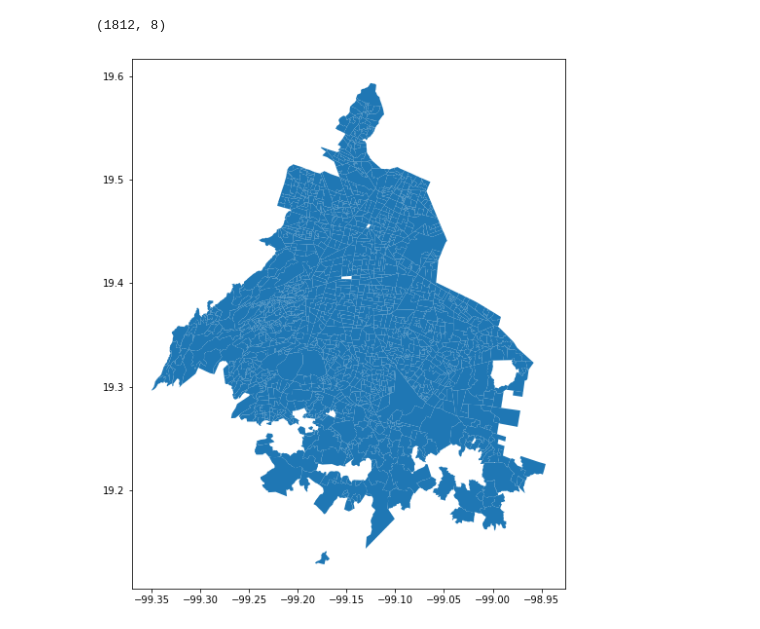
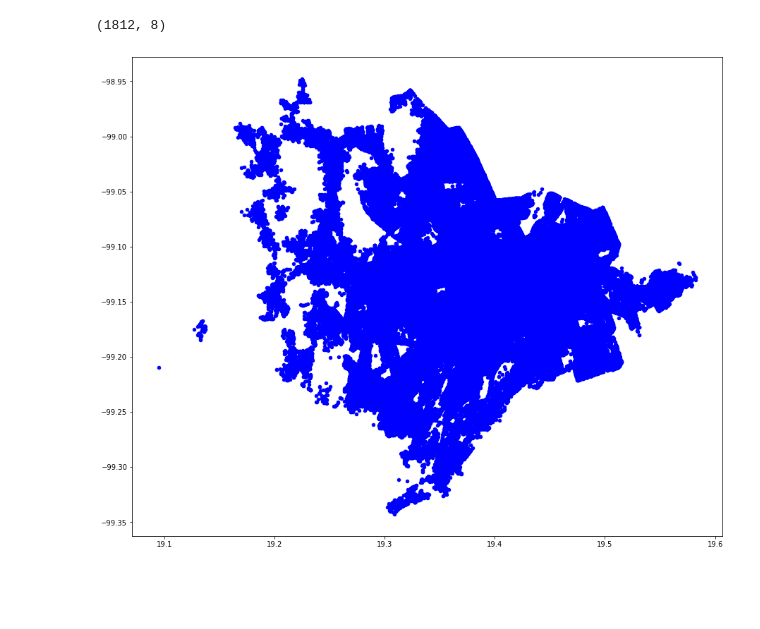
Before and after one commit to prope-2020-gh-classroom/practica-final-por-equipos-verano-2020-itam-patyua, a Jupyter notebook: Mapita.ipynb, the cells around one changed output. Drawn from its saved outputs; the diff is of its cells as text; code cells hidden in the pictures; blank space fills up the shorter version.

Commit message:
visualizacion

```diff
--- a/Mapita.ipynb
+++ b/Mapita.ipynb
@@ -4,0 +10,2 @@ import geopandas as gpd
+# %%
+coord = pd.read_csv('coord.csv')
@@ -4,0 +32,2 @@ import geopandas as gpd
+# %%
+points= gdf(coord, geometry=gpd.points_from_xy(coord.x, coord.y))
@@ -68,9 +106,10 @@ Length: 1812, dtype: object
 colonias.shape
 # %% [output]
 (1812, 8)
-# %%
-fig, ax = plt.subplots(figsize = (10,10))
-colonias.plot(ax=ax)
-plt.show()
-# %% [output]
-[figure, removed]
+# %%
+fig, ax = plt.subplots(figsize = (15,15))
+points[points["ao_inicio"]==2016].plot(ax=ax, markersize=20, color="blue", marker="o", label="2016")
+points[points["ao_inicio"]==2019].plot(ax=ax, markersize=20, color="blue", marker="o", label="2019")
+plt.show()
+# %% [output]
+[figure, added]
```
Also changed, not shown: parts of 7 cells of this notebook.
